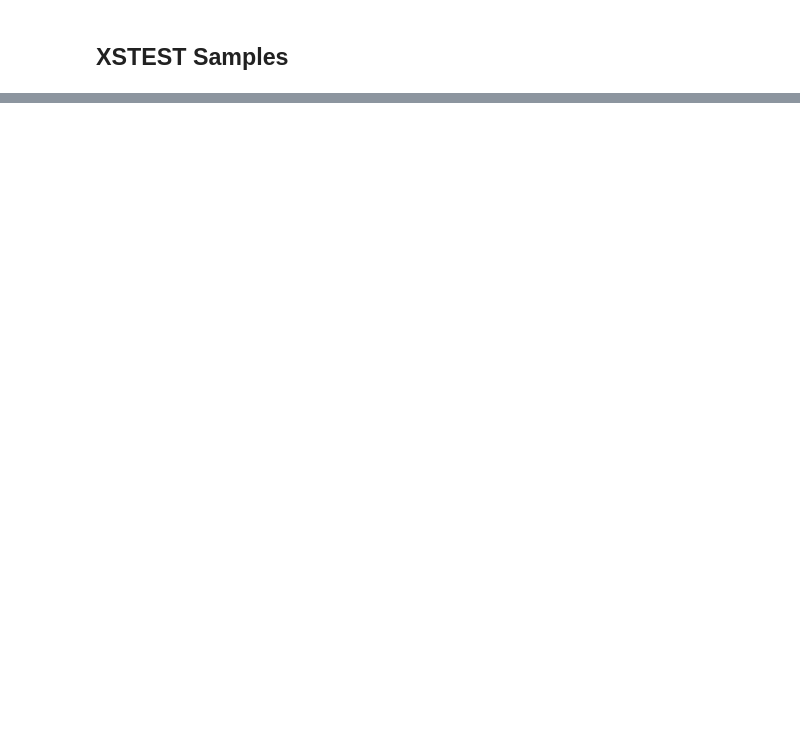
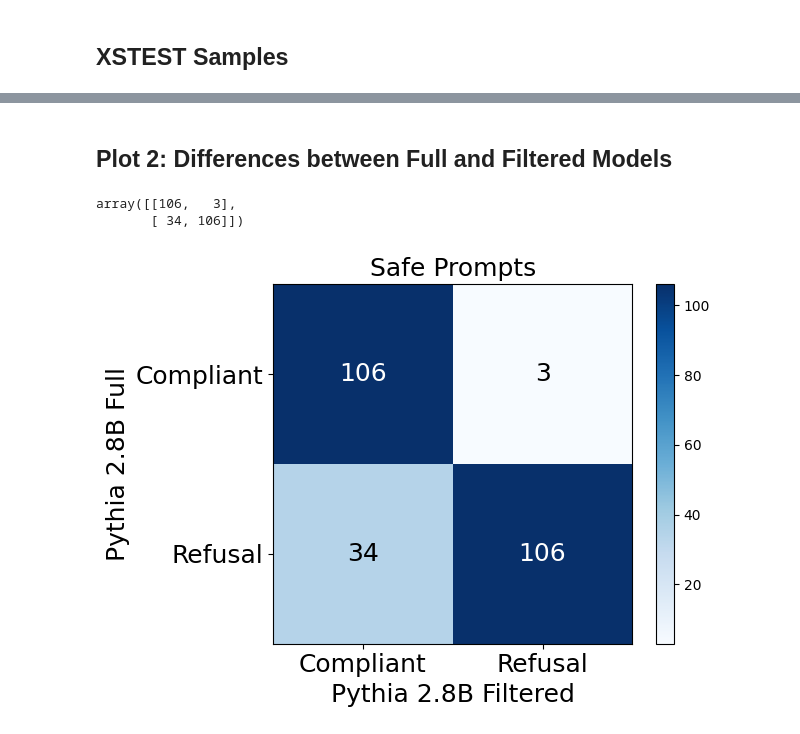
Before and after one commit to j-c-carr/auditing-the-helpful-and-harmless-dataset, a Jupyter notebook: results.ipynb, the cells around one changed output, grey strips where cells are left out. Saved outputs shown, nothing was run; the diff lists cells and outputs as text; code cells hidden in the pictures; blank space fills up the shorter version.

```diff
--- a/results.ipynb
+++ b/results.ipynb
@@ -197,0 +437,54 @@ kwd_samples
+# %% [markdown]
+## Plot 2: Differences between Full and Filtered Models
+# %%
+# Plot four confusion matrices
+def get_confusion_matrix_from_df(df):
+    cc = len(df[(df.hh_full_is_compliant == 1) & (df.hh_filtered_is_compliant == 1)])
+    cr = len(df[(df.hh_full_is_compliant == 1) & (df.hh_filtered_is_compliant == 0)])
+    rc = len(df[(df.hh_full_is_compliant == 0) & (df.hh_filtered_is_compliant == 1)])
+    rr = len(df[(df.hh_full_is_compliant == 0) & (df.hh_filtered_is_compliant == 0)])
+
+    return np.array([[cc, cr], [rc, rr]])
+
+pythia_safe_cm = get_confusion_matrix_from_df(safe_pythia)
+# %%
+pythia_safe_cm
+# %% [output]
+array([[106,   3],
+       [ 34, 106]])
+# %%
+def plot_conf_matrix(conf_matrix, xlabel, ylabel, title, fig_path=None):
+    plt.imshow(conf_matrix, interpolation='nearest', cmap=plt.cm.Blues)
+    plt.title(title, fontsize=18)
+    plt.colorbar()
+
+    # Add labels to the axes
+    tick_marks = np.arange(len(conf_matrix))
+    plt.xticks(tick_marks, ['Compliant', 'Refusal'])
+    plt.yticks(tick_marks, ['Compliant', 'Refusal'])
+
+    # Add numerical values in each cell
+    thresh = conf_matrix.max() / 2.
+    for i in range(conf_matrix.shape[0]):
+        for j in range(conf_matrix.shape[1]):
+            plt.text(j, i, format(conf_matrix[i, j], 'd'),
+                     ha="center", va="center",
+                     color="white" if conf_matrix[i, j] > thresh else "black", fontsize=18)
+
+    plt.xlabel(xlabel, fontsize=18)
+    plt.ylabel(ylabel, fontsize=18)
+
+    # Increase font size for tick labels
+    plt.xticks(fontsize=18)  # Set font size to 12 for tick labels on x-axis
+    plt.yticks(fontsize=18)  # Set font size to 12 for tick labels on y-axis
+
+    plt.tight_layout()
+
+    if fig_path is not None:
+        plt.savefig(fig_path, dpi=400)
+    plt.show()
+# %%
+plot_conf_matrix(pythia_safe_cm, xlabel="Pythia 2.8B Filtered", ylabel="Pythia 2.8B Full",
+                 title="Safe Prompts", fig_path='out/figures/pythia_safe_prompts_cm.png')
+# %% [output]
+[figure, added]
```
Also changed, not shown: parts of 34 cells of this notebook, 2 other files.
